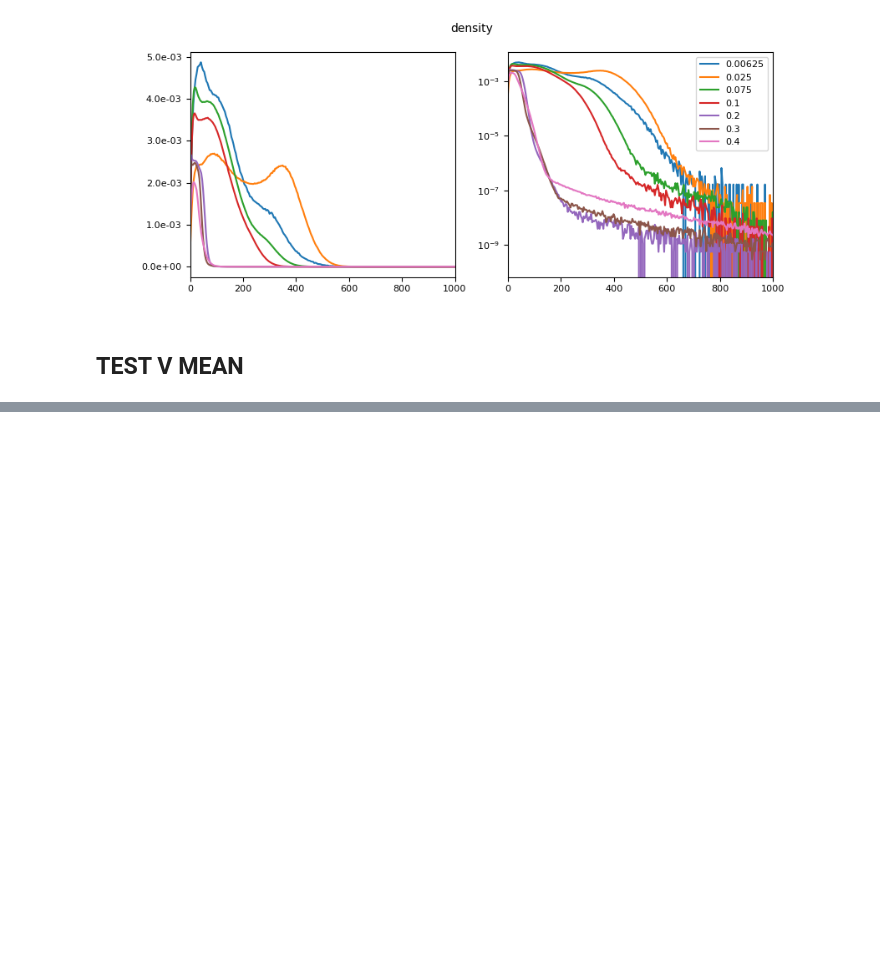
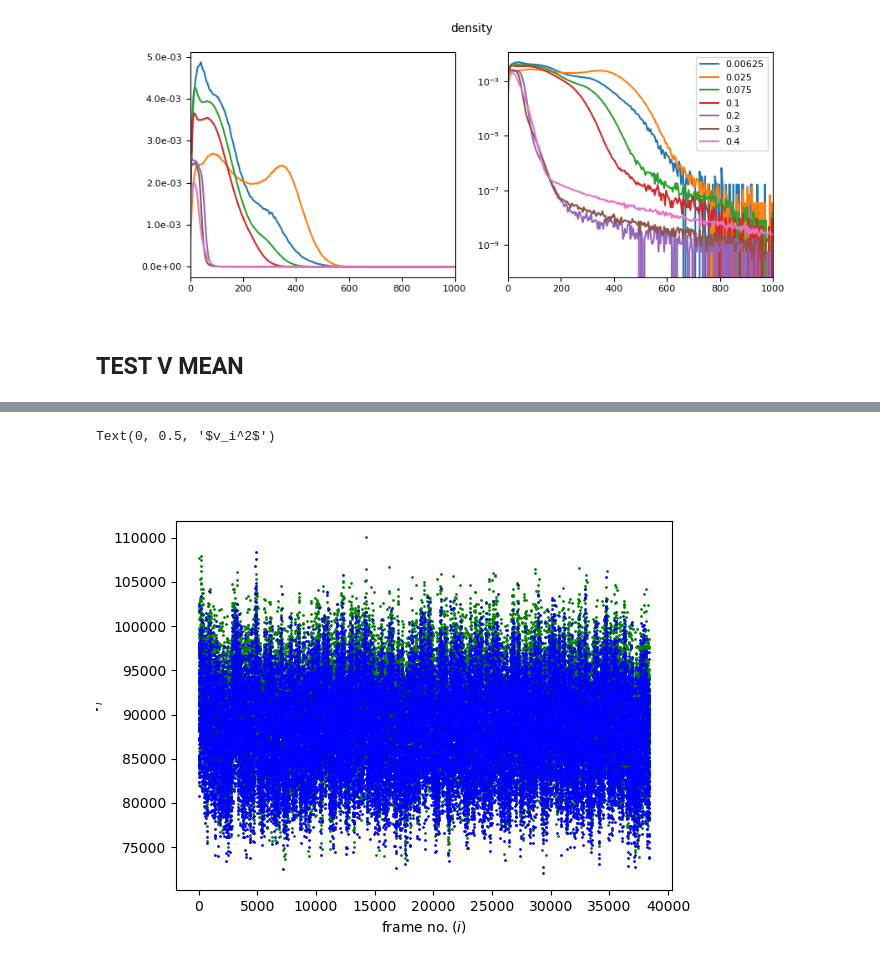
Before and after one commit to juanvm88/Procesado_imagenes, a Jupyter notebook: Full step velocity calculation.ipynb, the cells around one changed output, grey strips where cells are left out. Cells and saved outputs as stored; diff of their text form; code cells hidden in the pictures; blank space fills up the shorter version.

```diff
--- a/Full step velocity calculation.ipynb
+++ b/Full step velocity calculation.ipynb
@@ -701,0 +661,2 @@ plt.plot(df['vx'].values,'.')
+# %%
+time=np.loadtxt('/media/juan/DiscoDuro2G/Serie_Densidad_1.8sigma/Data Processed/frametime_densidad0.4_f75Hz.txt')
@@ -701,0 +665,18 @@ plt.plot(df['vx'].values,'.')
+# %%
+track_list = np.unique(df_final.track.values) # list of current track_listk IDs
+ntracks = len(track_list)
+nt = np.max(df_final.frame.values) # number of frames (assumming there is at least one complete track)
+# %%
+out=pd.DataFrame()
+for j in range(nt):
+    sub=df[df.frame==j]
+    vx=sub['vx']/(time[j+1]-time[j])
+    vy=sub['vy']/(time[j+1]-time[j])
+    sub['vx']=vx
+    sub['vy']=vy
+    out=pd.concat([out,sub],ignore_index=True)
+    if j%100==0:
+        print(j)
+
+
+df=out
@@ -701,0 +714,10 @@ plt.plot(df['vx'].values,'.')
+# %%
+v2x=np.zeros(nt)
+v2y=np.zeros(nt)
+v2=np.zeros(nt)
+
+for i in range(nt):
+    v2x[i]=np.mean(df[df.frame==i].vx.values**2)
+    v2y[i]=np.mean(df[df.frame==i].vy.values**2)
+    if i%100==0:
+        print (i)
@@ -701,0 +773,10 @@ plt.plot(df['vx'].values,'.')
+# %%
+plt.figure()
+plt.plot(v2x,'.',c='g',markersize=2)
+plt.plot(v2y,'.',c='b',markersize=2)
+#plt.plot(v2[:10000],'.',c='r',markersize=2)
+plt.xlabel(r'$\mathrm{frame~no.} (i)$')
+plt.ylabel(r'$v_i^2$')
+# %% [output]
+Text(0, 0.5, '$v_i^2$')
+[figure, added]
```
Also changed, not shown: parts of 72 cells of this notebook, 19 other files.
